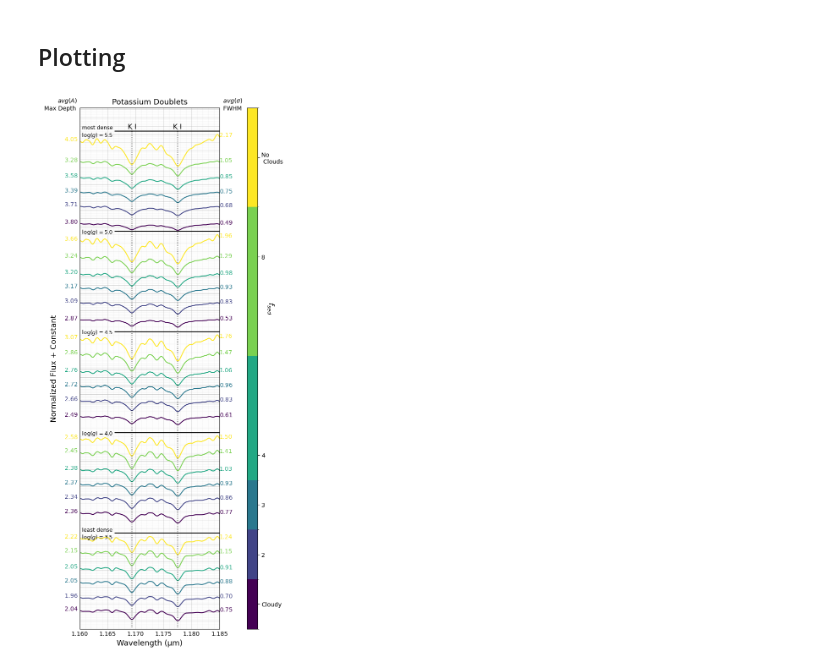
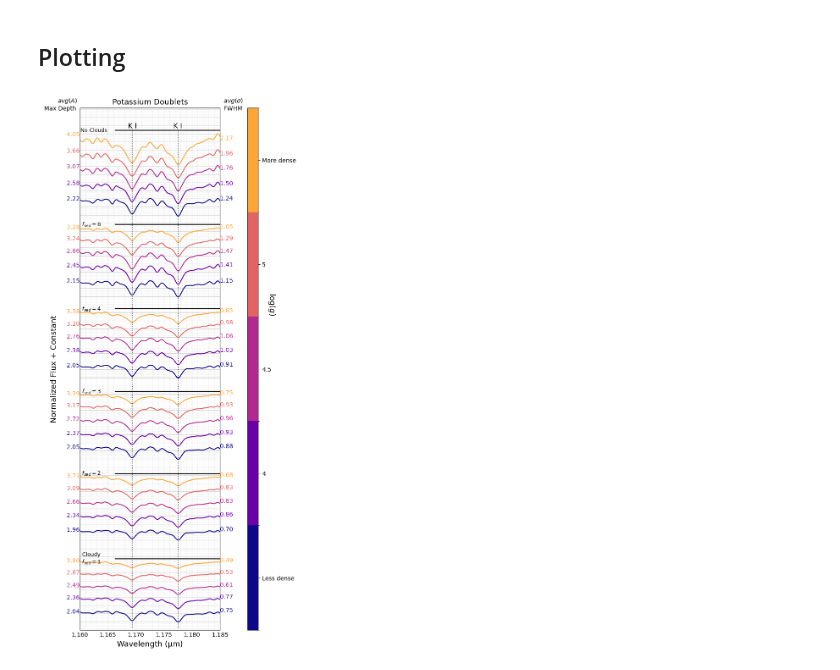
Before and after one commit to BDNYC/quantifying_clouds_ally, a Jupyter notebook: notebooks/visualizing_sonora.ipynb, the cells around one changed output. Drawn from its saved outputs; the diff is of its cells as text; code cells hidden in the pictures.

```diff
--- a/notebooks/visualizing_sonora.ipynb
+++ b/notebooks/visualizing_sonora.ipynb
@@ -40,15 +40,12 @@ with open(mypath + "/diamondback-data/pickle_files/convolved_data/t1500_convolve
 # opening pseudo-voigt parameter DataFrame
 with open(mypath + "/diamondback-data/pickle_files/parameters/t1500_parameter_df.pkl", "rb") as f:
     parameter_df = pickle.load(f)
-
-with open(mypath + "/diamondback-data/pickle_files/parameters/t1500_parameter_df.pkl", "rb") as f:
-    parameter_df = pickle.load(f)
 # %% [markdown]
 ## Plotting
 # %%
 long_plot(parameter_df, convolve_data_dict, x_min = 1.16, x_max = 1.185,
                   x_increment = 0.005, const_spacing = 1.6, norm_scaling = 7e10,
-                  title = "Potassium Doublets", color_by_logg = False)
-# plt.savefig('/Users/allybaldelli/Desktop/AMNH-stuff/quantifying_clouds_ally/plots/long_plot_fsed.png')
+                  title = "Potassium Doublets", color_by_logg = True)
+plt.savefig('/Users/allybaldelli/Desktop/AMNH-stuff/quantifying_clouds_ally/plots/long_plot_logg.png')
 # %% [output]
-[figure, old version]
+[figure, new version]
```
Also changed, not shown: parts of 3 cells of this notebook, 8 other files.
